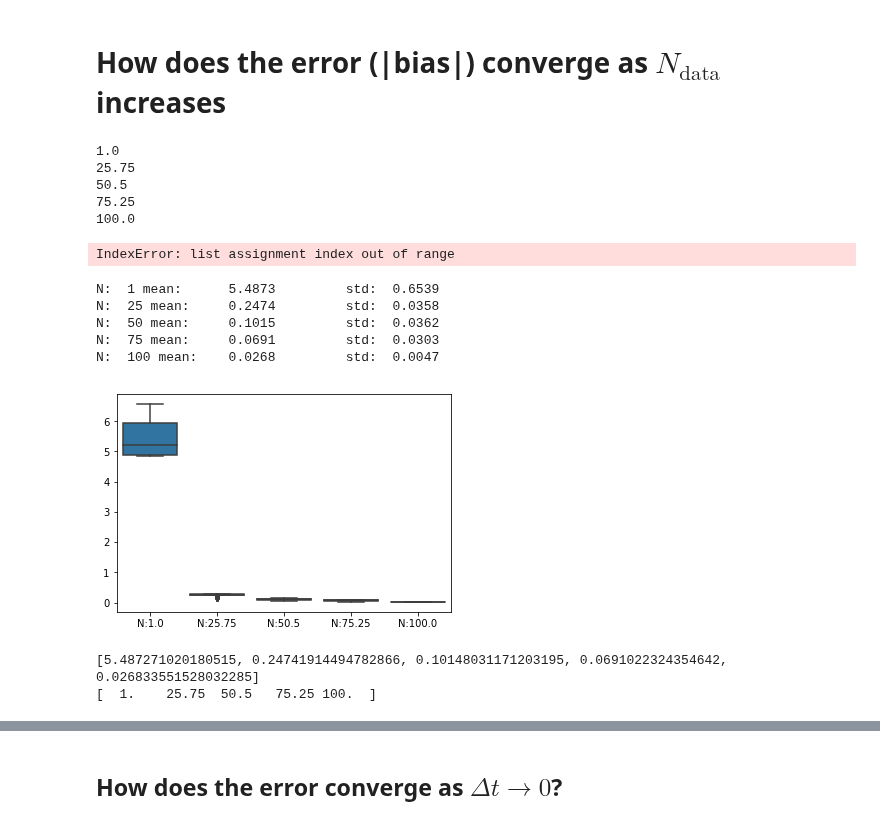
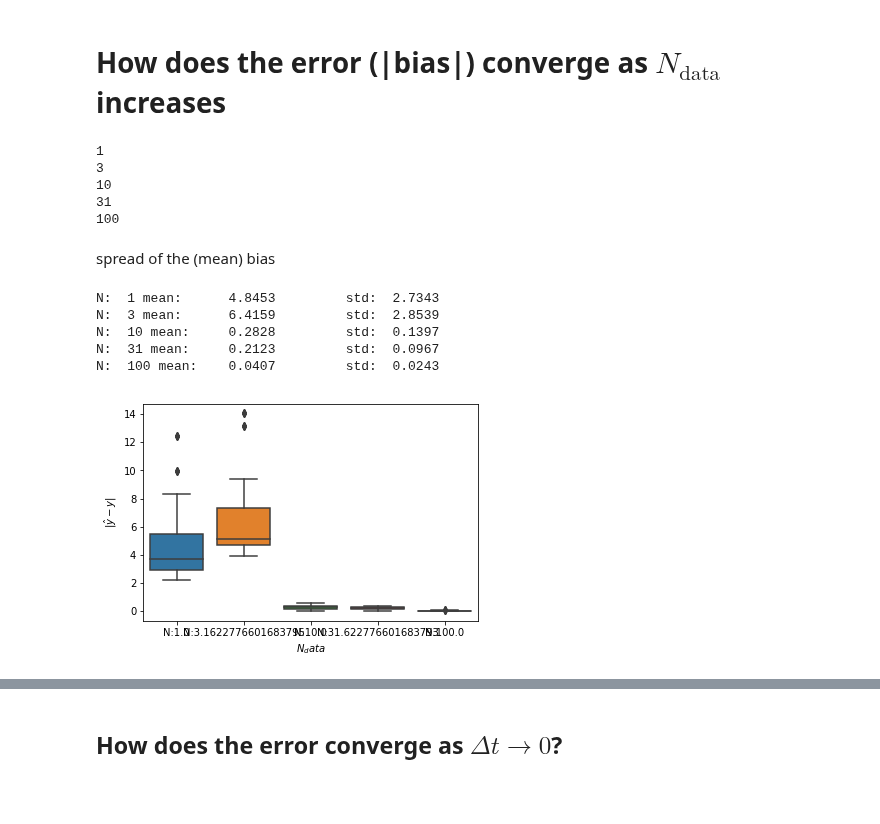
Before and after one commit to robineriksson/BAIP, a Jupyter notebook: modelProblem/CODE/exploreModel.ipynb, the cells around one changed output, grey strips where cells are left out. Drawn from its saved outputs; the diff is of its cells as text; code cells hidden in the pictures; blank space fills up the shorter version.

Commit message:
cleaning up N_data dependence

```diff
--- a/modelProblem/CODE/exploreModel.ipynb
+++ b/modelProblem/CODE/exploreModel.ipynb
@@ -283,7 +288,7 @@ class Gprior:
 Generate an observation, $z_\text{obs}$!
 # %%
 theta_true = -2.5
-delta_T = 0.1
+delta_T = 0.25
 t_vec = np.linspace(0,1,int(1/delta_T))
 y_true = model_analytic(theta_true, t_vec)
 scale = 0.5
@@ -306,8 +311,8 @@ model = MetropolisHastings(prior=Gprior(0, 10, log), noise=Gprior(0,scale, log),
 
 N_sample = 1000
 start = -2.5
-step = 0.5
+step = 0.6
 N_lookat = 100
-model.fit(z_obs[np.random.choice(N_data, N_lookat, replace=False),:], N_sample, start, step)
+model.fit(z_obs[:N_lookat,:], N_sample, start, step, silent=False)
 # %% [output]
 run loop for:  1000
@@ -348,6 +353,8 @@ N_vec = [1,10,25,50,75,100]
 theta = -2.5
 rep = 100
 df_like = pd.DataFrame({"id":range(rep)})
+
+model = MetropolisHastings(prior=Gprior(0, 10, log), noise=Gprior(0,scale, log), delta_T=delta_T, log=log)
 
 for i in N_vec:
     likeMean = []
@@ -385,52 +392,52 @@ We see that the solution in convering to the wrong answer.
 # %% [markdown]
 # How does the error (|bias|) converge as $N_\text{data}$ increases
 # %%
-N_vec = np.linspace(1,100,5)
+N_vec = np.logspace(0,2,5)
 theta_start = -2.5
 rep = 100
 df_bias = pd.DataFrame({"id":range(rep)})
 
 ## MCMC parameters
-N_sample = 1000
-step = 4.5
+N_sample = 500
+step_vec = [10, 10, 2, 1, 0.6]
 
 np.random.seed(0)
-for i in N_vec:
-    print(i)
+for i in range(len(N_vec)):
+    N = int(N_vec[i])
+    print(str(N))
     biasEst = []
     for j in range(rep):
         model.reSeed(np.random.randint(1000))
-        model.fit(z_obs[range(int(i)),:], N_sample, theta_start, step, silent=True)
+        model.fit(z_obs[:N,:], N_sample, theta_start, step_vec[i], silent=True)
         posterior = model.getPosterior()
         biasEst.append(comp_bias(posterior, theta_true))
-    df_bias["N:" + str(i)] = np.abs(biasEst)
+    df_bias["N:" + str(N)] = np.abs(biasEst)
 # %% [output]
-1.0
-25.75
-50.5
-75.25
-100.0
+1
+3
+10
+31
+100
-IndexError: list assignment index out of range
+# %% [markdown]
+spread of the (mean) bias
 # %%
 meanvec = []
 stdvec = []
 for i in range(len(N_vec)):
     meanvec.append(df_bias.iloc[:,i+1].mean())
     stdvec.append(df_bias.iloc[:,i+1].std())
-    print("N: ", int(N_vec[i]), "mean:\t", np.round(meanvec[i],4), "\tstd: ", np.round(stdvec[i],4))
+    print("N: ", int(N_vec[i]),
+          "mean:\t", np.round(meanvec[i],4),
+          "\tstd: ", np.round(stdvec[i],4))
 
 sns.boxplot(data=df_bias.iloc[:,1:])
+plt.xlabel("$N_data$")
+plt.ylabel("$|\hat{y} - y|$")
 plt.show()
 # %% [output]
-N:  1 mean:      5.4873         std:  0.6539
-N:  25 mean:     0.2474         std:  0.0358
-N:  50 mean:     0.1015         std:  0.0362
-N:  75 mean:     0.0691         std:  0.0303
-N:  100 mean:    0.0268         std:  0.0047
+N:  1 mean:      4.8453         std:  2.7343
+N:  3 mean:      6.4159         std:  2.8539
+N:  10 mean:     0.2828         std:  0.1397
+N:  31 mean:     0.2123         std:  0.0967
+N:  100 mean:    0.0407         std:  0.0243
-[figure, old version]
+[figure, new version]
-# %%
-print(meanvec)
-print(N_vec)
-# %% [output]
-[5.487271020180515, 0.24741914494782866, 0.10148031171203195, 0.0691022324354642, 0.026833551528032285]
-[  1.    25.75  50.5   75.25 100.  ]
```
Also changed, not shown: parts of 11 cells of this notebook.
